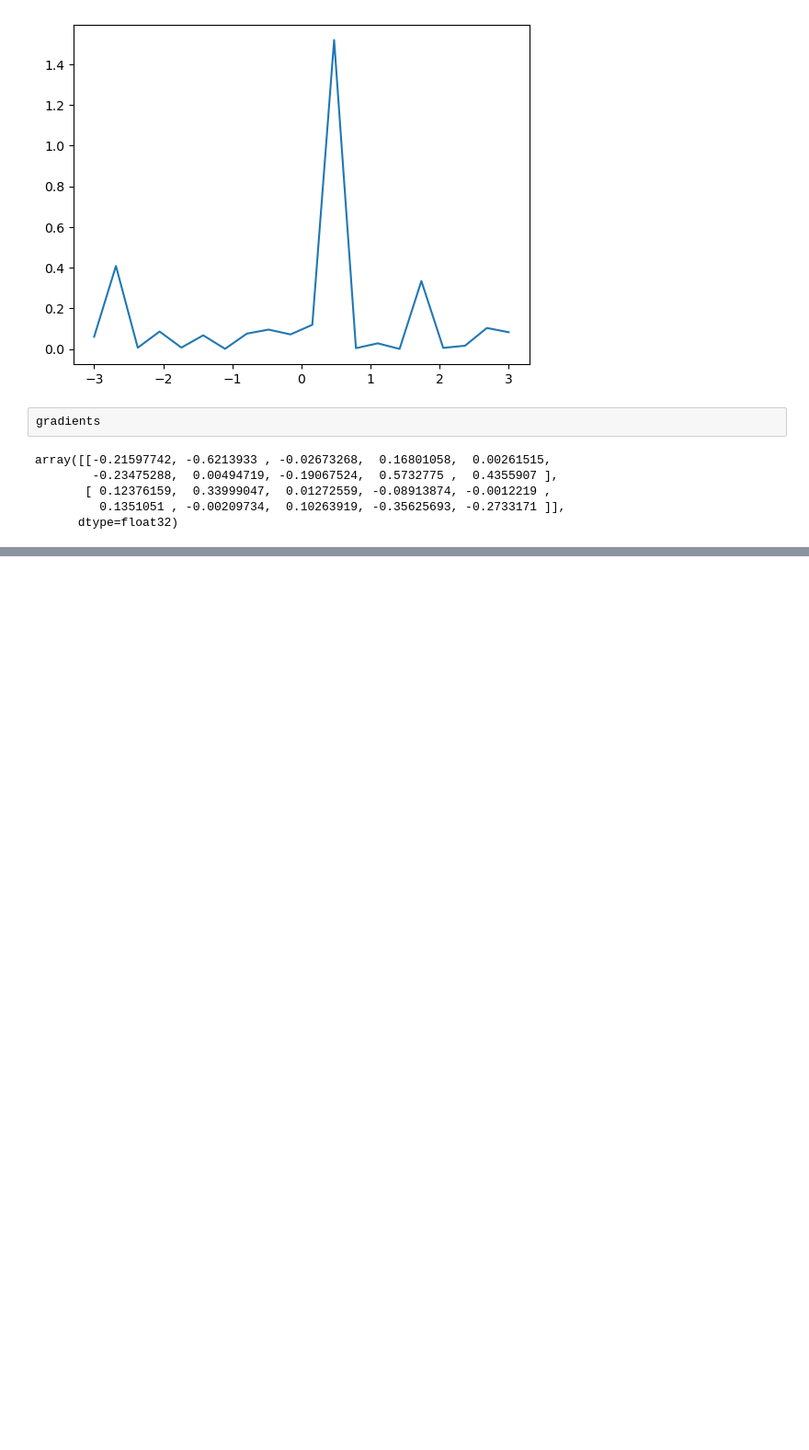
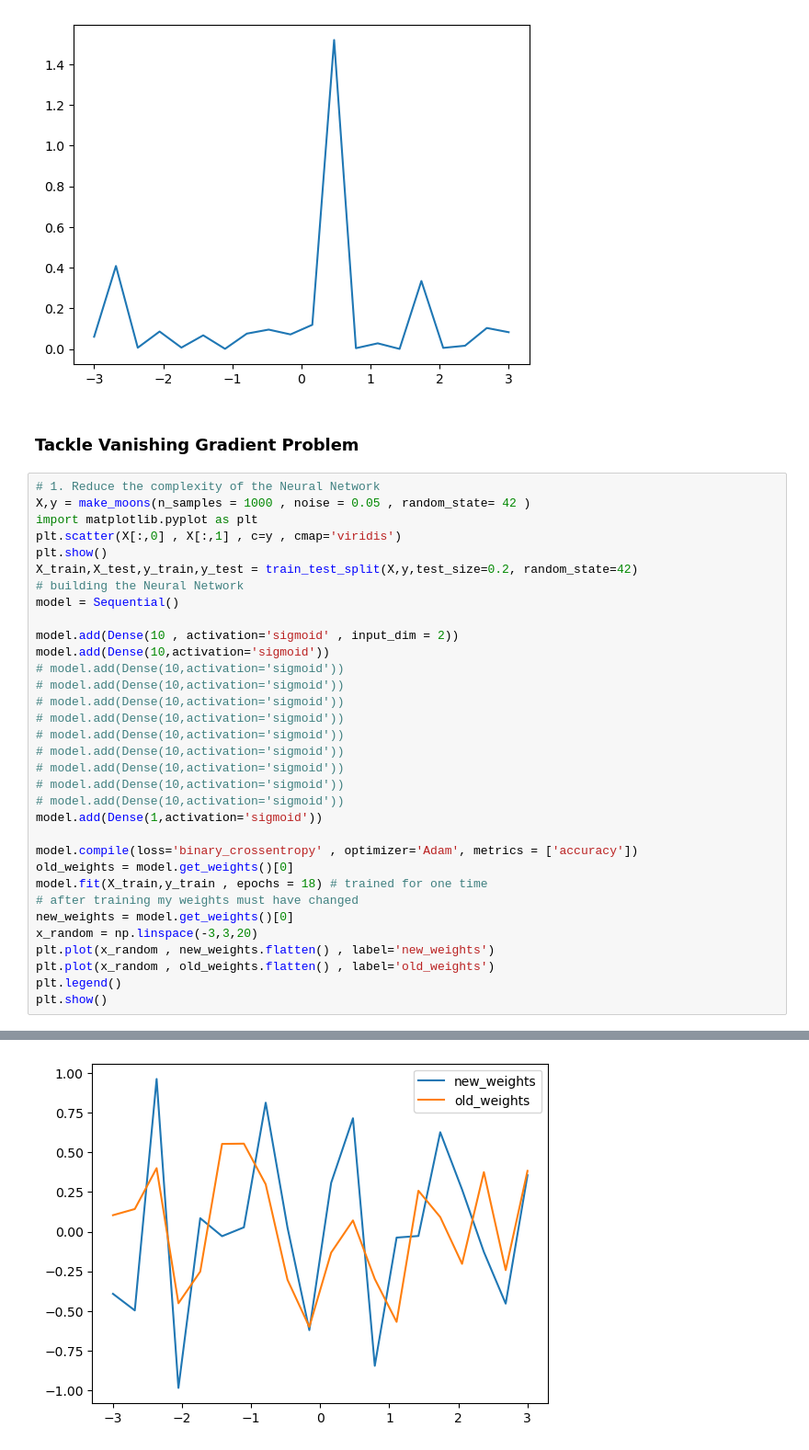
Before and after one commit to pradhumansoni/Deep_learning_in_ComputerVision, a Jupyter notebook: 4.Vanishing_Gradient_Problem/vanishing_gradient_problem.ipynb, the cells around one changed output, grey strips where cells are left out. Shown at 92% size. Drawn from its saved outputs; the diff is of its cells as text; blank space fills up the shorter version.

```diff
--- a/4.Vanishing_Gradient_Problem/vanishing_gradient_problem.ipynb
+++ b/4.Vanishing_Gradient_Problem/vanishing_gradient_problem.ipynb
@@ -128,11 +144,39 @@ plt.plot(x_random , percent_change.flatten())
 # %% [output]
 [<matplotlib.lines.Line2D at 0x...>]
 [figure]
-# %%
-gradients
-# %% [output]
-array([[-0.21597742, -0.6213933 , -0.02673268,  0.16801058,  0.00261515,
-        -0.23475288,  0.00494719, -0.19067524,  0.5732775 ,  0.4355907 ],
-       [ 0.12376159,  0.33999047,  0.01272559, -0.08913874, -0.0012219 ,
-         0.1351051 , -0.00209734,  0.10263919, -0.35625693, -0.2733171 ]],
-      dtype=float32)
+# %% [markdown]
+### Tackle Vanishing Gradient Problem
+# %%
+# 1. Reduce the complexity of the Neural Network
+X,y = make_moons(n_samples = 1000 , noise = 0.05 , random_state= 42 )
+import matplotlib.pyplot as plt
+plt.scatter(X[:,0] , X[:,1] , c=y , cmap='viridis')
+plt.show()
+X_train,X_test,y_train,y_test = train_test_split(X,y,test_size=0.2, random_state=42)
+# building the Neural Network
+model = Sequential()
+
+model.add(Dense(10 , activation='sigmoid' , input_dim = 2))
+model.add(Dense(10,activation='sigmoid'))
+# model.add(Dense(10,activation='sigmoid'))
+# model.add(Dense(10,activation='sigmoid'))
+# model.add(Dense(10,activation='sigmoid'))
+# model.add(Dense(10,activation='sigmoid'))
+# model.add(Dense(10,activation='sigmoid'))
+# model.add(Dense(10,activation='sigmoid'))
+# model.add(Dense(10,activation='sigmoid'))
+# model.add(Dense(10,activation='sigmoid'))
+# model.add(Dense(10,activation='sigmoid'))
+model.add(Dense(1,activation='sigmoid'))
+
+model.compile(loss='binary_crossentropy' , optimizer='Adam', metrics = ['accuracy'])
+old_weights = model.get_weights()[0]
+model.fit(X_train,y_train , epochs = 18) # trained for one time
+# after training my weights must have changed
+new_weights = model.get_weights()[0]
+x_random = np.linspace(-3,3,20)
+plt.plot(x_random , new_weights.flatten() , label='new_weights')
+plt.plot(x_random , old_weights.flatten() , label='old_weights')
+plt.legend()
+plt.show()
+# %% [output]
@@ -138,0 +201 @@ array([[-0.21597742, -0.6213933 , -0.02673268,  0.16801058,  0.00261515,
+[figure, added]
```
Also changed, not shown: parts of 7 cells of this notebook.
